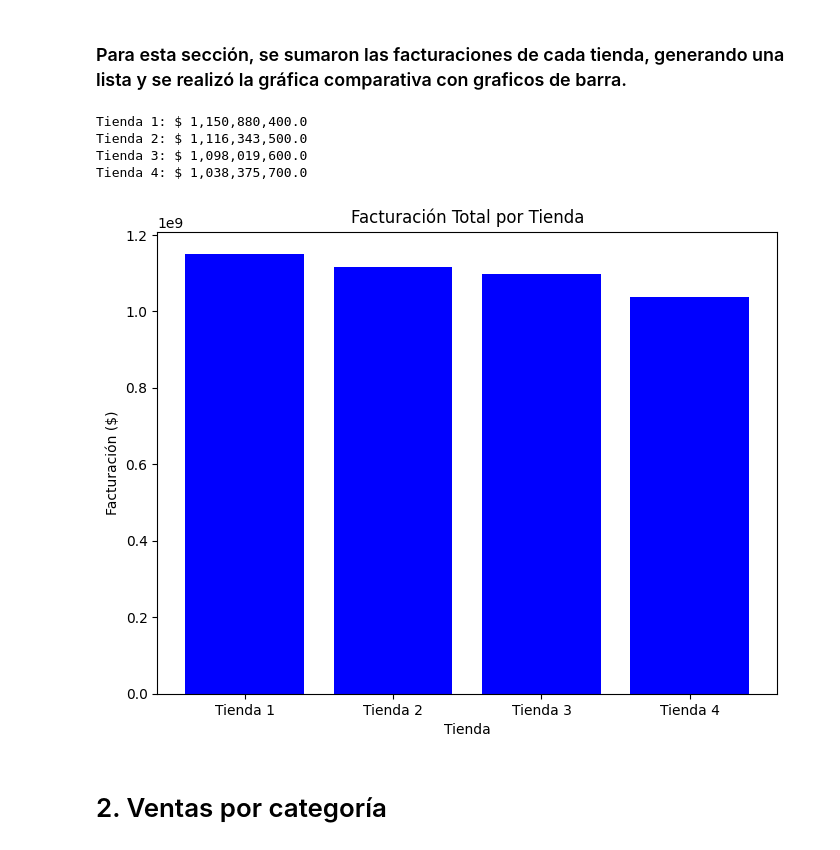
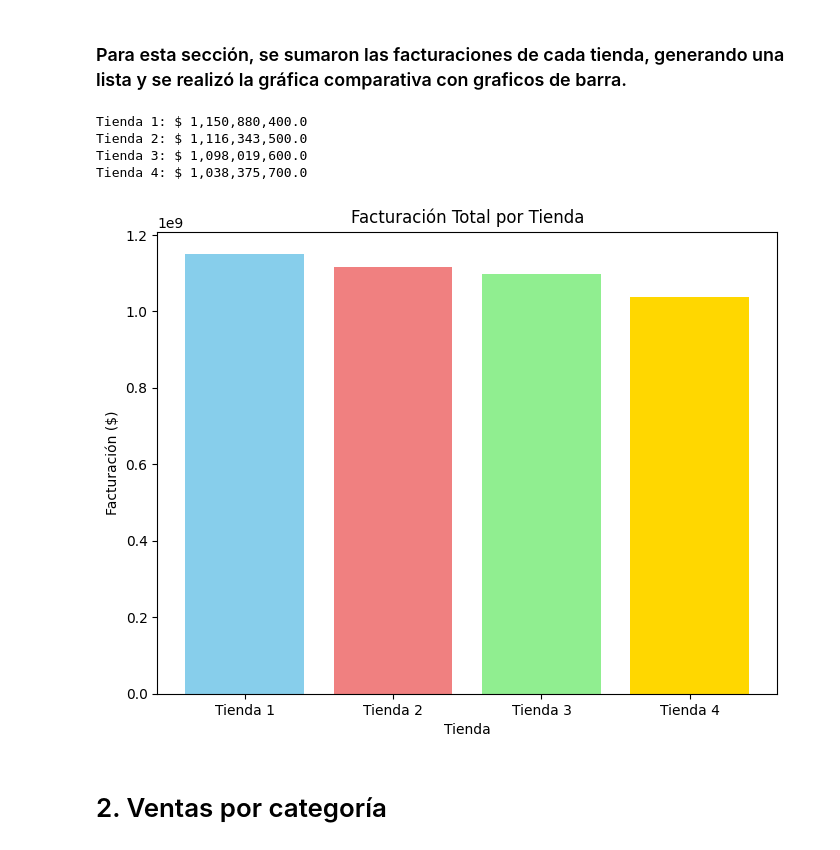
Before and after one commit to Aldo-CL/Challenge-Alura-Store-Aldo-Gonzalez, a Jupyter notebook: AluraStoreLatam.ipynb, the cells around one changed output. Drawn from its saved outputs; the diff is of its cells as text; code cells hidden in the pictures.

```diff
--- a/AluraStoreLatam.ipynb
+++ b/AluraStoreLatam.ipynb
@@ -35,23 +35,24 @@ import plotly.graph_objects as go
 # %%
 ts = list(enumerate([tienda, tienda2, tienda3, tienda4], 1))
 facturacion = [sum(t[1]['Precio']) for t in ts]
 tiendas = [f"Tienda {t[0]}" for t in ts]
 
 for t in (ts := list(enumerate([tienda, tienda2, tienda3, tienda4], 1))):
     print(f"Tienda {t[0]}: $ {sum(t[1]['Precio']):,}")
 
 plt.figure(figsize=(8, 6))
-plt.bar(tiendas, facturacion, color='blue')
+colors = ['skyblue', 'lightcoral', 'lightgreen', 'gold']
+plt.bar(tiendas, facturacion, color=colors)
 plt.title('Facturación Total por Tienda')
 plt.xlabel('Tienda')
 plt.ylabel('Facturación ($)')
 plt.show()
 # %% [output]
 Tienda 1: $ 1,150,880,400.0
 Tienda 2: $ 1,116,343,500.0
 Tienda 3: $ 1,098,019,600.0
 Tienda 4: $ 1,038,375,700.0
-[figure, old version]
+[figure, new version]
 # %% [markdown]
 # 2. Ventas por categoría
 # %% [markdown]
```
Also changed, not shown: parts of 7 cells of this notebook.
